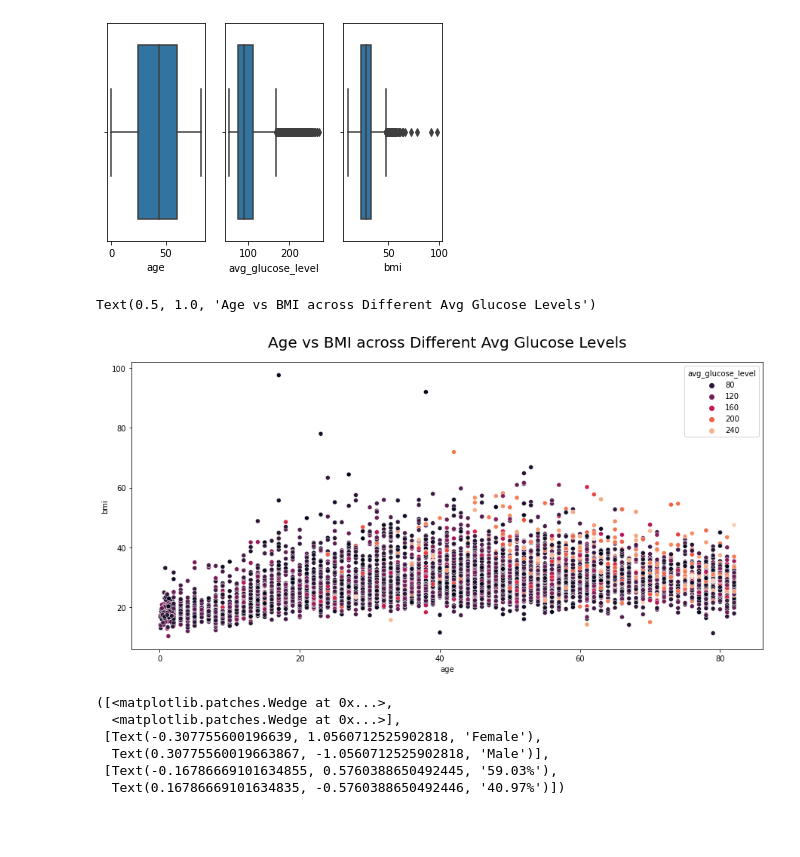
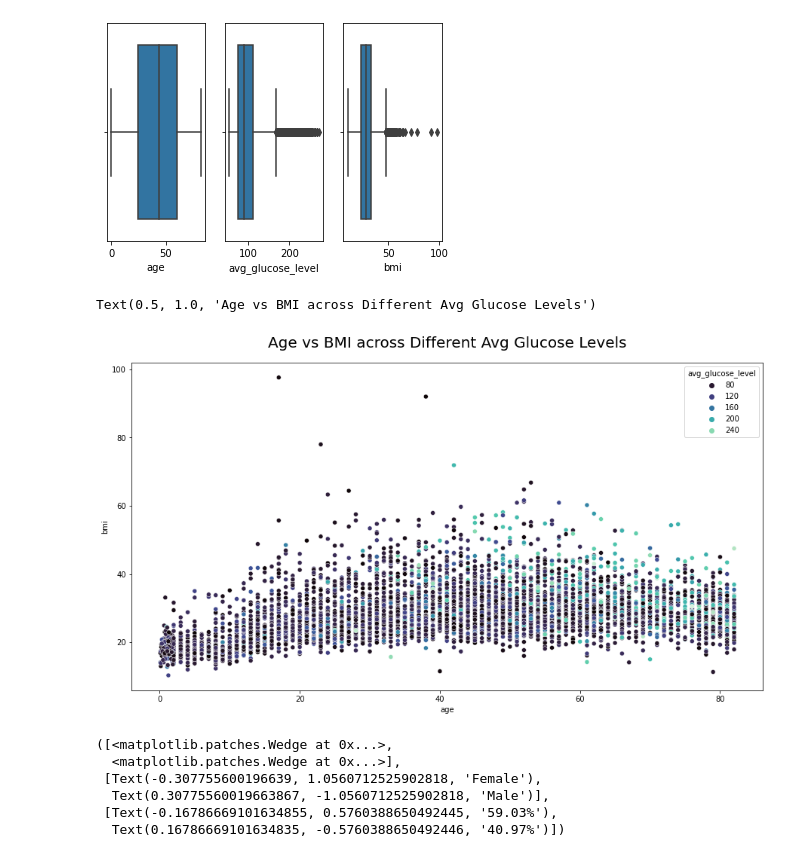
Before and after one commit to anibalfisico/Data-Science, a Jupyter notebook: stroke-prediction-dataset.ipynb, the cells around one changed output. Saved outputs shown, nothing was run; the diff lists cells and outputs as text; code cells hidden in the pictures; blank space fills up the shorter version.

```diff
--- a/stroke-prediction-dataset.ipynb
+++ b/stroke-prediction-dataset.ipynb
@@ -127,12 +130,12 @@ sns.boxplot(x=df_without_id.bmi)
 <AxesSubplot:xlabel='bmi'>
 [figure]
 # %%
-plt.figure(figsize=[15,7])
-sns.scatterplot(x=df.age, y=df.bmi, hue=df.avg_glucose_level,palette='rocket')
+plt.figure(figsize=[15,8])
+sns.scatterplot(x=df.age, y=df.bmi, hue=df.avg_glucose_level,palette='mako')
 plt.title("Age vs BMI across Different Avg Glucose Levels", size=20, pad=20)
 # %% [output]
 Text(0.5, 1.0, 'Age vs BMI across Different Avg Glucose Levels')
-[figure, old version]
+[figure, new version]
 # %%
 # Plotting Male x Female
 legend = df['gender'].value_counts().index
```
Also changed, not shown: parts of 7 cells of this notebook.
